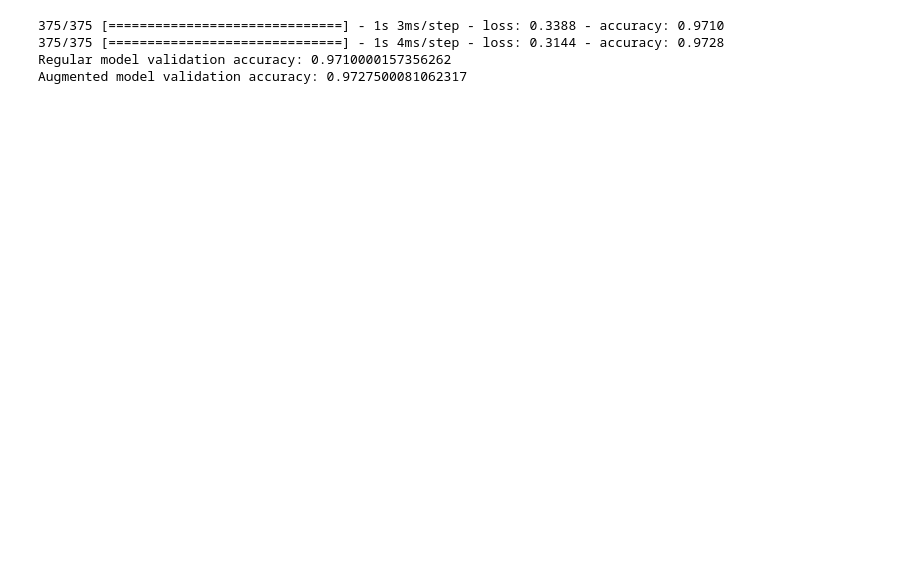
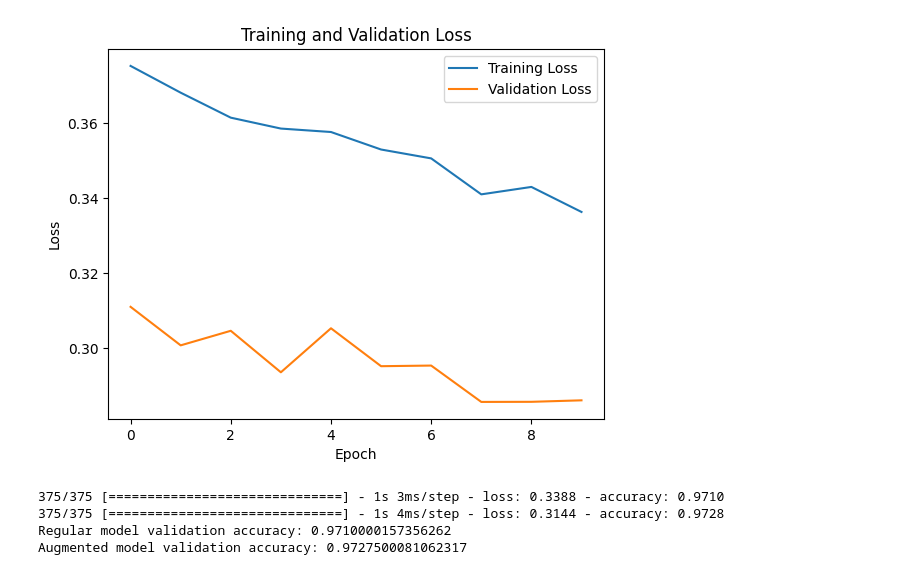
Before and after one commit to shihwesley/CMPE258, a Jupyter notebook: DataAugmentation/dataaugmentation.ipynb, the cells around one changed output. Saved outputs shown, nothing was run; the diff lists cells and outputs as text; code cells hidden in the pictures; blank space fills up the shorter version.

```diff
--- a/DataAugmentation/dataaugmentation.ipynb
+++ b/DataAugmentation/dataaugmentation.ipynb
@@ -85,6 +212,6 @@ model_augmented.add(Dropout(0.5))
 model_augmented.add(Dense(10, activation='softmax'))
 # %%
 model_augmented.compile(optimizer='adam', loss='sparse_categorical_crossentropy', metrics=['accuracy'])
-model_augmented.fit(x_train, y_train, batch_size=128, epochs=10, validation_data=(x_val, y_val))
+history_augmented = model_augmented.fit(x_train, y_train, batch_size=128, epochs=10, validation_data=(x_val, y_val))
 # %% [output]
 Epoch 1/10
@@ -113,3 +237,14 @@ Epoch 10/10
+# %%
+# Plot the training and validation loss curves
+plt.plot(history_augmented.history['loss'], label='Training Loss')
+plt.plot(history_augmented.history['val_loss'], label='Validation Loss')
+plt.title('Training and Validation Loss')
+plt.xlabel('Epoch')
+plt.ylabel('Loss')
+plt.legend()
+plt.show()
+# %% [output]
+[figure, added]
 # %%
 # Step 5: Compare the performance of the models on the validation set
 score_regular = model.evaluate(x_val, y_val)
```
Also changed, not shown: parts of 10 cells of this notebook, 4 other files.
